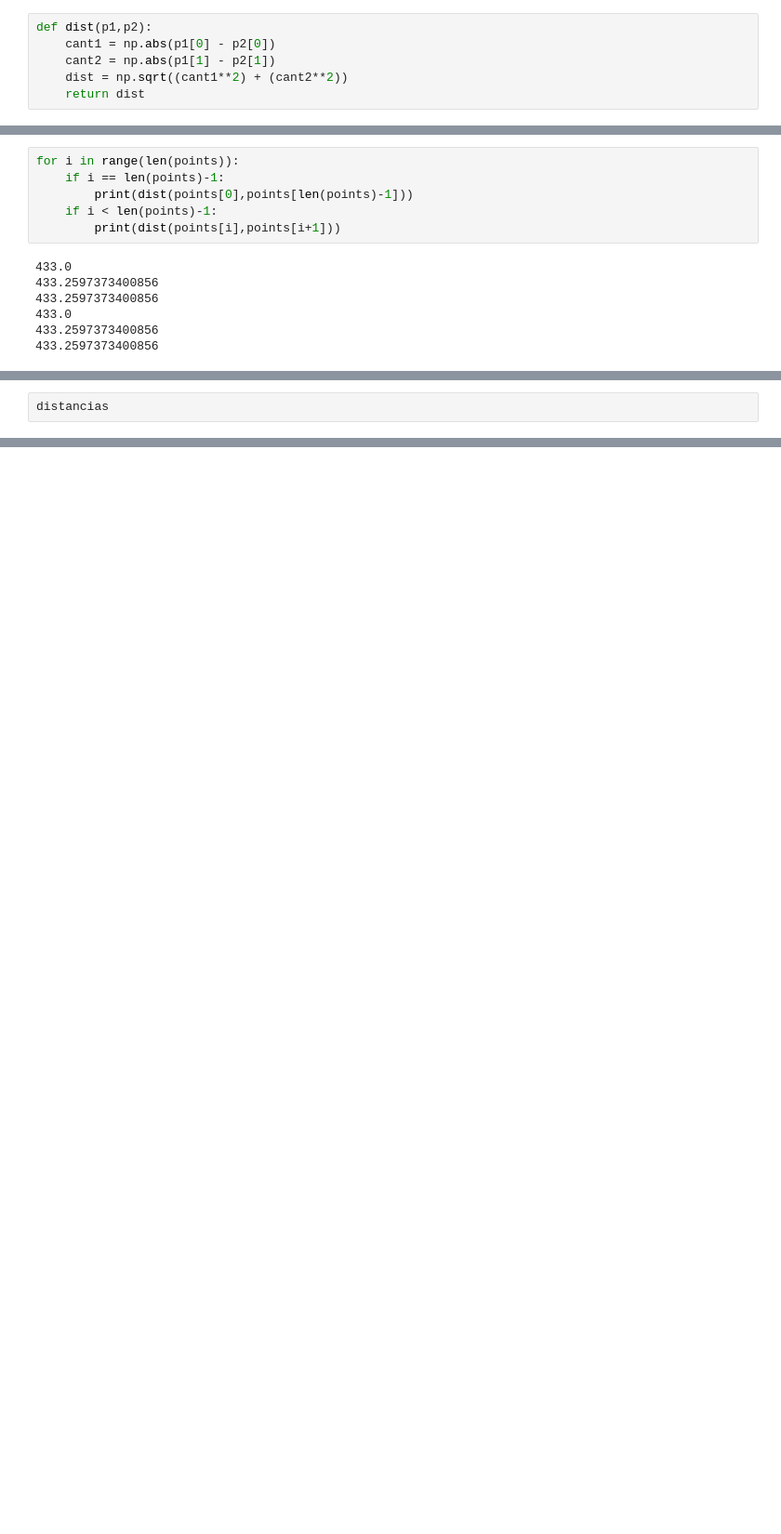
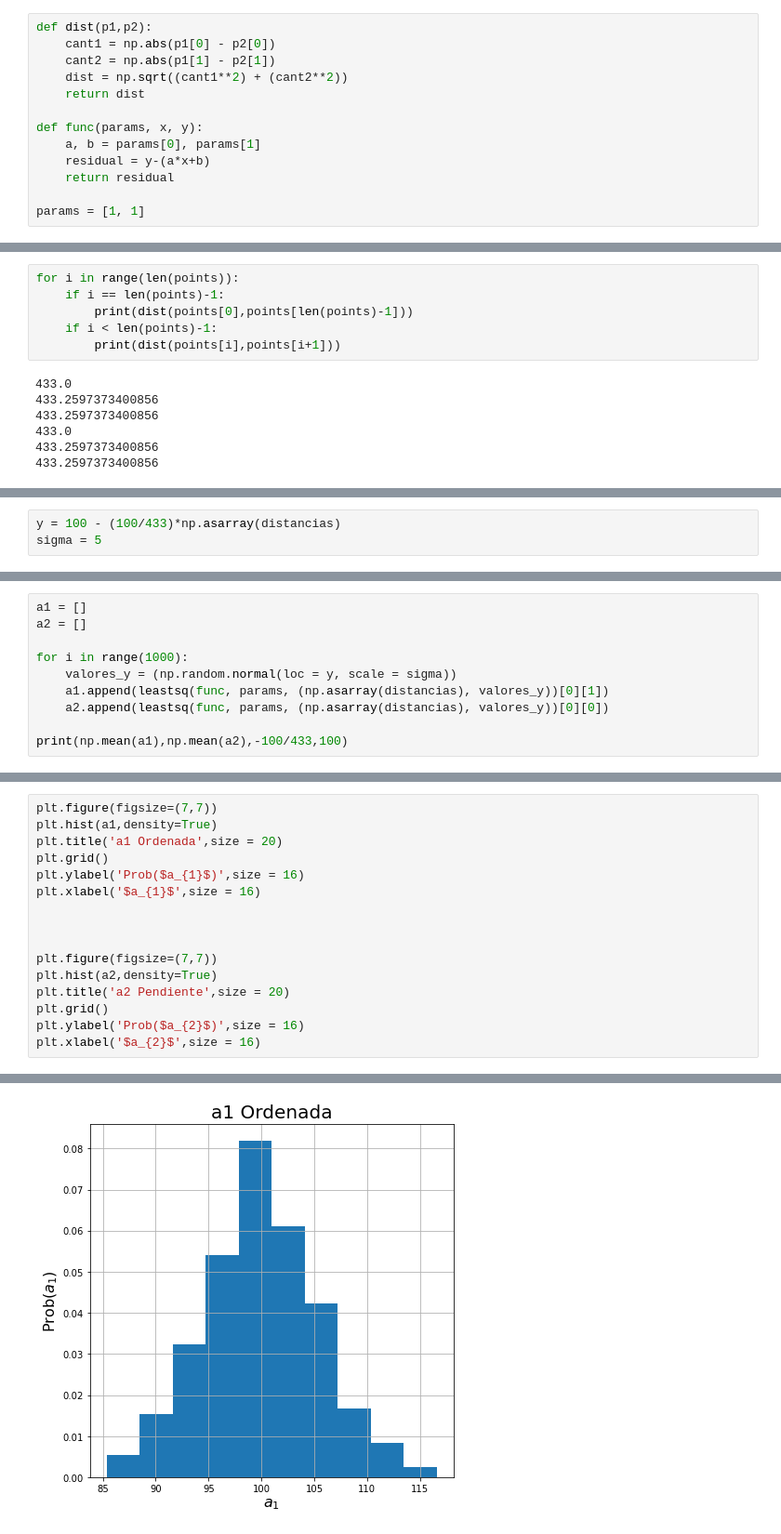
Before and after one commit to alexispacek/lab, a Jupyter notebook: Segundo ejercicio Lab 7.ipynb, the cells around one changed output, grey strips where cells are left out. Shown: that part at 93% size. Drawn from its saved outputs; the diff is of its cells as text; blank space fills up the shorter version.

```diff
--- a/Segundo ejercicio Lab 7.ipynb
+++ b/Segundo ejercicio Lab 7.ipynb
@@ -8,3 +10,10 @@ def dist(p1,p2):
     cant2 = np.abs(p1[1] - p2[1])
     dist = np.sqrt((cant1**2) + (cant2**2))
     return dist
+
+def func(params, x, y):
+    a, b = params[0], params[1]
+    residual = y-(a*x+b)
+    return residual
+
+params = [1, 1]
@@ -48,2 +61,3 @@ for i in range(len(points)):
 # %%
-distancias
+y = 100 - (100/433)*np.asarray(distancias)
+sigma = 5
@@ -56,0 +66,10 @@ distancias
+# %%
+a1 = []
+a2 = []
+
+for i in range(1000):
+    valores_y = (np.random.normal(loc = y, scale = sigma))
+    a1.append(leastsq(func, params, (np.asarray(distancias), valores_y))[0][1])
+    a2.append(leastsq(func, params, (np.asarray(distancias), valores_y))[0][0])
+
+print(np.mean(a1),np.mean(a2),-100/433,100)
@@ -56,0 +80,17 @@ distancias
+# %%
+plt.figure(figsize=(7,7))
+plt.hist(a1,density=True)
+plt.title('a1 Ordenada',size = 20)
+plt.grid()
+plt.ylabel('Prob($a_{1}$)',size = 16)
+plt.xlabel('$a_{1}$',size = 16)
+
+
+
+plt.figure(figsize=(7,7))
+plt.hist(a2,density=True)
+plt.title('a2 Pendiente',size = 20)
+plt.grid()
+plt.ylabel('Prob($a_{2}$)',size = 16)
+plt.xlabel('$a_{2}$',size = 16)
+# %% [output]
@@ -56,0 +98 @@ distancias
+[figure, added]
```
Also changed, not shown: parts of 10 cells of this notebook.
